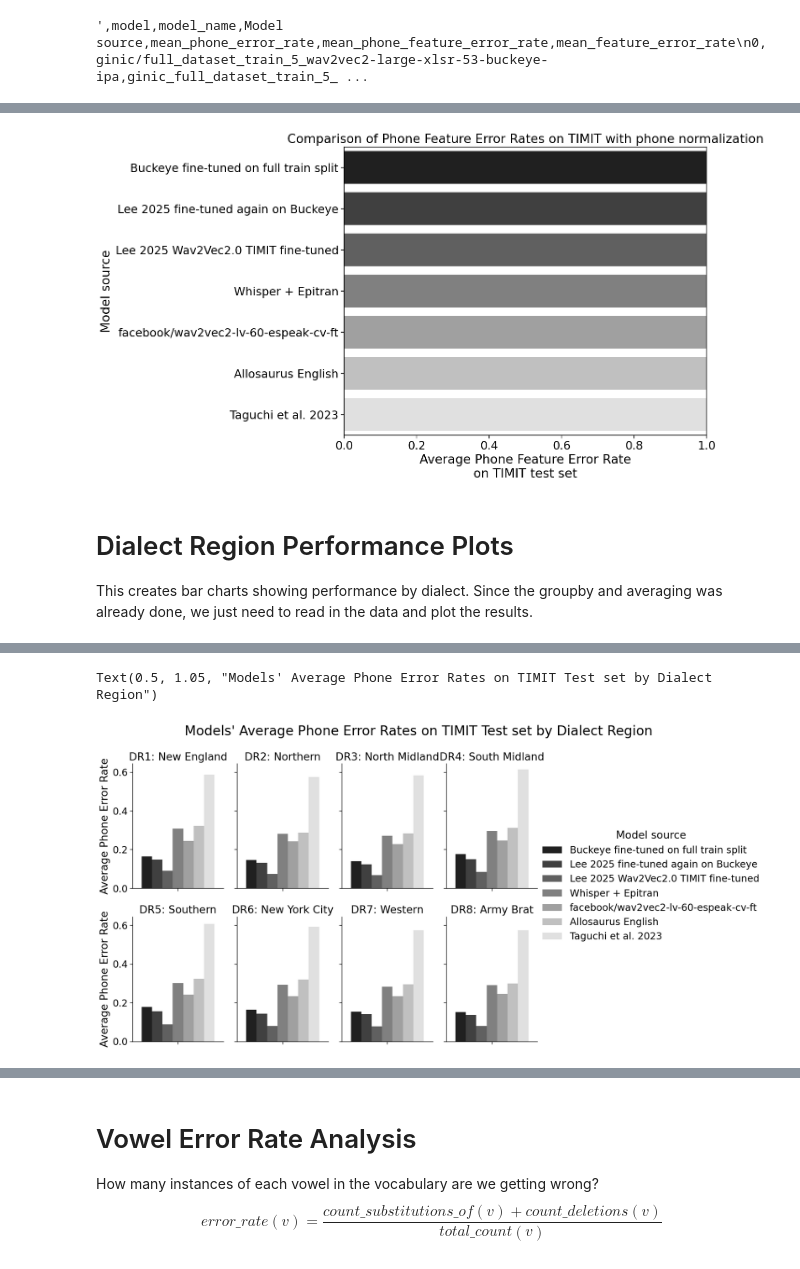
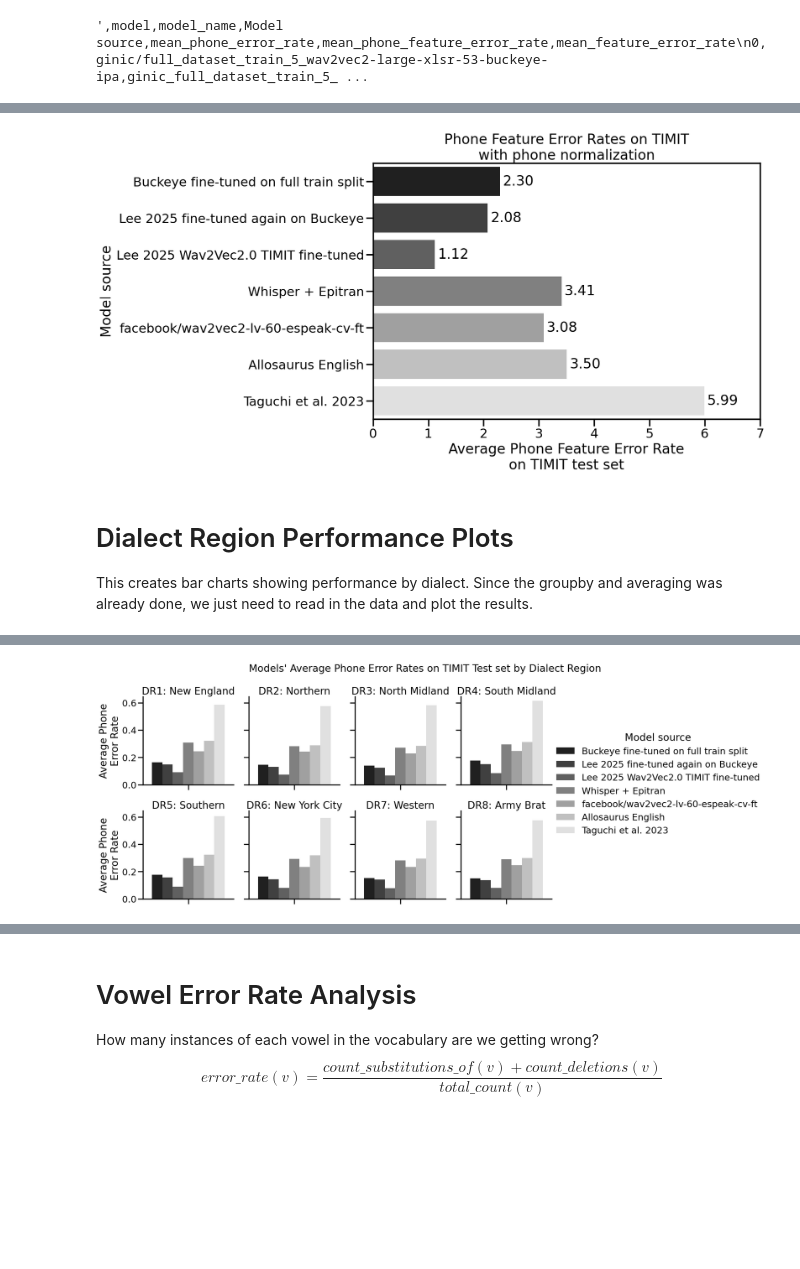
Before and after one commit to UMassCDS/wav2ipa, a Jupyter notebook: notebooks/amp_presentation/timit_evaluation_analysis_test_set_only_with_post_processing.ipynb, the cells around one changed output, grey strips where cells are left out. Saved outputs shown, nothing was run; the diff lists cells and outputs as text; code cells hidden in the pictures; blank space fills up the shorter version.

Commit message:
Updated TIMIT plots for AMP paper

```diff
--- a/notebooks/amp_presentation/timit_evaluation_analysis_test_set_only_with_post_processing.ipynb
+++ b/notebooks/amp_presentation/timit_evaluation_analysis_test_set_only_with_post_processing.ipynb
@@ -256,19 +256,19 @@ plt.savefig(VIZ_OUTPUT_DIR / "timit_PER_post_proc.eps", format="eps")
 # %%
-plt.figure(figsize=(10, 8))
+plt.figure(figsize=(12, 8))
 
 g = sns.barplot(
     data=aggregate_perf_df, y="Model source", x="mean_phone_feature_error_rate", hue="Model source", palette=PALETTE, hue_order=hue_order
 )
-g.set_title("Comparison of Phone Feature Error Rates on TIMIT with phone normalization")
+g.set_title("Phone Feature Error Rates on TIMIT\nwith phone normalization")
 g.set_xlabel("Average Phone Feature Error Rate\non TIMIT test set")
-g.set_xlim((0,1))
+g.set_xlim((0,7))
 
 for bar in g.containers:
     g.bar_label(bar, fmt="%.2f", padding=5)
 
 plt.savefig(VIZ_OUTPUT_DIR / "timit_PFER_post_proc.eps", format="eps")
 # %% [output]
-[figure, old version]
+[figure, new version]
 # %% [markdown]
 # Dialect Region Performance Plots
 This creates bar charts showing performance by dialect. Since the groupby and averaging was already done, we just need to read in the data and plot the results.
@@ -317,15 +317,15 @@ display(dialect_df)
 | 49 | allosaurus_eng2102_eng | Allosaurus English | DR8 | 0.299363 | DR8: Army Brat |
 | 50 | ctaguchi_wav2vec2-large-xlsr-japl... | Taguchi et al. 2023 | DR8 | 0.574519 | DR8: Army Brat |
 # %%
-g = sns.FacetGrid(dialect_df, col="Dialect Region", col_wrap=4, height=4, aspect=0.75)
+g = sns.FacetGrid(dialect_df, col="Dialect Region", col_wrap=4, height=4)
 g.set_titles(col_template="{col_name}")
 g.map_dataframe(sns.barplot, y="phone_error_rates", hue=MODEL_SOURCE_KEY, palette=PALETTE, hue_order = hue_order)
 g.add_legend(title=MODEL_SOURCE_KEY)
-g.set_ylabels("Average Phone Error Rate")
+g.set_ylabels("Average Phone\nError Rate")
 g.figure.suptitle("Models' Average Phone Error Rates on TIMIT Test set by Dialect Region", fontsize=24, y=1.05)
+plt.savefig(VIZ_OUTPUT_DIR / "timit_dialect_results.eps", format="eps")
 # %% [output]
-Text(0.5, 1.05, "Models' Average Phone Error Rates on TIMIT Test set by Dialect Region")
-[figure, old version]
+[figure, new version]
 # %%
 # Dialect performance for just our model
 our_model_dialect_df = dialect_df[dialect_df[MODEL_SOURCE_KEY] == "Buckeye fine-tuned on full train split"]
```
Also changed, not shown: parts of 2 cells of this notebook.
